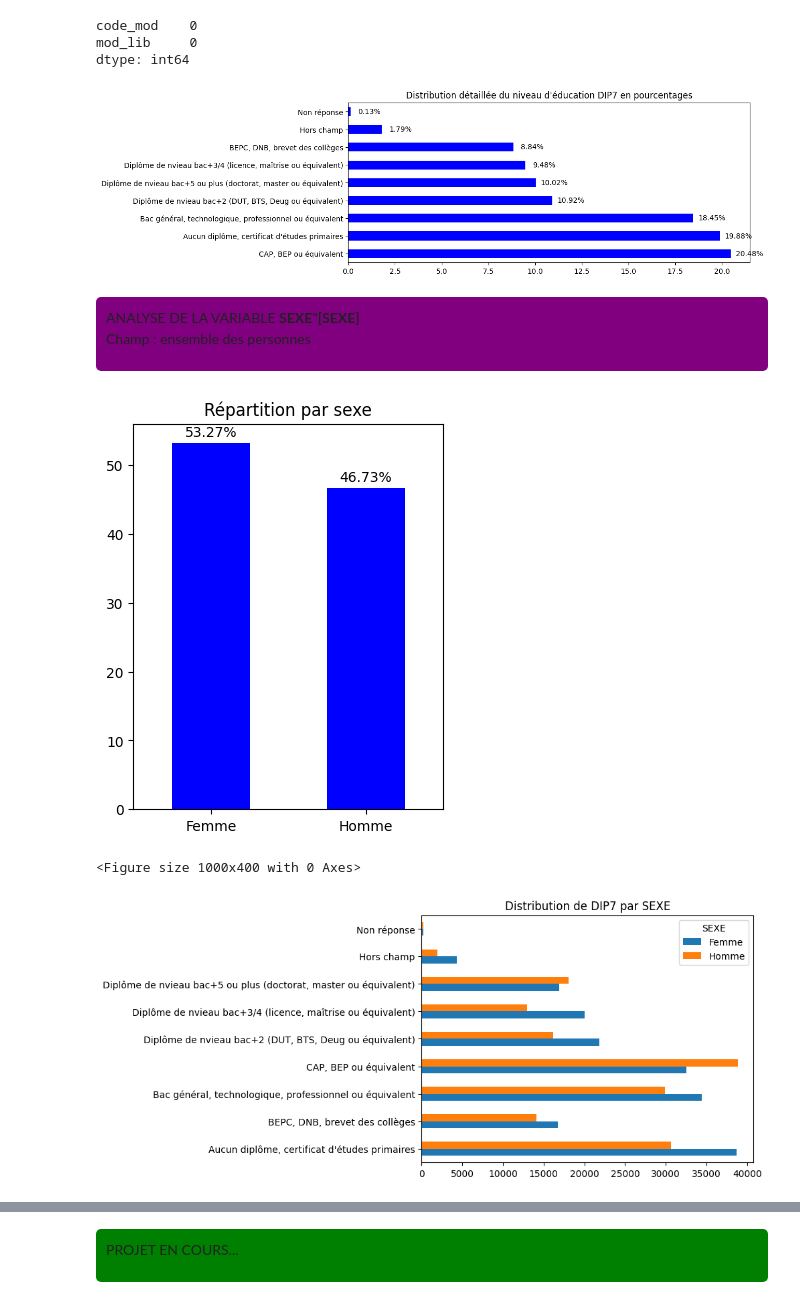
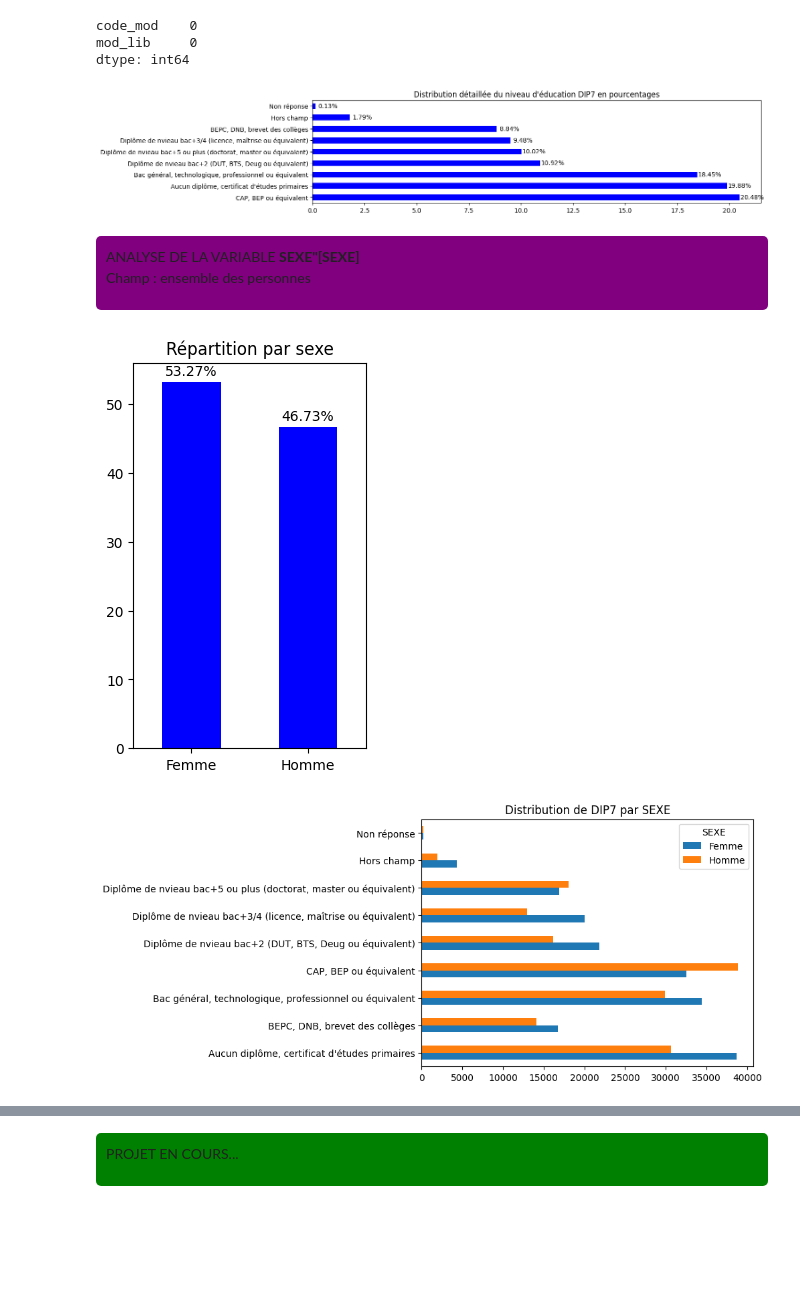
Before and after one commit to Gustiyn/ANALYSE-DES-DONNEES-ACTIVITE-EMPLOI-ET-CHOMAGE---ENQUETE-EMPLOI-EN-CONTINU, a Jupyter notebook: EEC23.ipynb, the cells around one changed output, grey strips where cells are left out. Saved outputs shown, nothing was run; the diff lists cells and outputs as text; code cells hidden in the pictures; blank space fills up the shorter version.

```diff
--- a/EEC23.ipynb
+++ b/EEC23.ipynb
@@ -536,21 +537,21 @@ dtype: int64
 # %%
 # Graphique en barres
 total = eec23_dip['mod_lib'].value_counts().sum()
 pourcentages = eec23_dip['mod_lib'].value_counts() / total * 100
 
-plt.figure(figsize=(10, 4))
+plt.figure(figsize=(13, 3))
 
 ax = pourcentages.plot(kind='barh', color='b')
 for i in ax.patches:
-    ax.text(i.get_width() + 1, i.get_y() + i.get_height() / 2, f"{i.get_width():.2f}%", ha='center', va='center')
+    ax.text(i.get_width() + 0.6, i.get_y() + i.get_height() / 2, f"{i.get_width():.2f}%", ha='center', va='center')
 
 plt.xlabel("")
 plt.ylabel("")
 
 plt.title("Distribution détaillée du niveau d'éducation DIP7 en pourcentages")
 plt.show()
 # %% [output]
-[figure, old version]
+[figure, new version]
 # %% [markdown]
 <div style="background-color: purple; padding: 10px; border-radius: 5px;">
 
@@ -573,7 +574,7 @@ eec23_sexe['mod_lib'] = eec23_sexe['code_mod'].map(sexe_dict)
 total = eec23_sexe['mod_lib'].value_counts().sum()
 pourcentages = eec23_sexe['mod_lib'].value_counts() / total * 100
 
-plt.figure(figsize=(4, 5))
+plt.figure(figsize=(3, 5))
 ax = pourcentages.plot(kind='bar', color='b')
 for i in ax.patches:
     ax.text(i.get_x() + i.get_width() / 2, i.get_height() + 0.5, f"{i.get_height():.2f}%", ha='center', va='bottom')
@@ -585,11 +586,10 @@ plt.title("Répartition par sexe")
 ax.set_xticklabels(ax.get_xticklabels(), rotation=0, ha='center')
 plt.show()
 # %% [output]
-[figure, old version]
+[figure, new version]
 # %%
 grouped = pd.DataFrame()
 #Répartition des individus par sexe et par niveau d'éducation
-plt.figure(figsize=(10,4))
 grouped['DIP7'] = eec23['DIP7'].fillna(0).astype(int).astype(str).map(dip_dict)
 grouped['SEXE'] = eec23['SEXE'].astype(str).map(sexe_dict)
 eec23_grouped = grouped.groupby(['DIP7', 'SEXE']).size().unstack().fillna(0).astype(int)
@@ -599,5 +599,4 @@ plt.xlabel('')
 plt.ylabel('')
 plt.show()
 # %% [output]
-<Figure size 1000x400 with 0 Axes>
 [figure]
```
Also changed, not shown: parts of 5 cells of this notebook.
